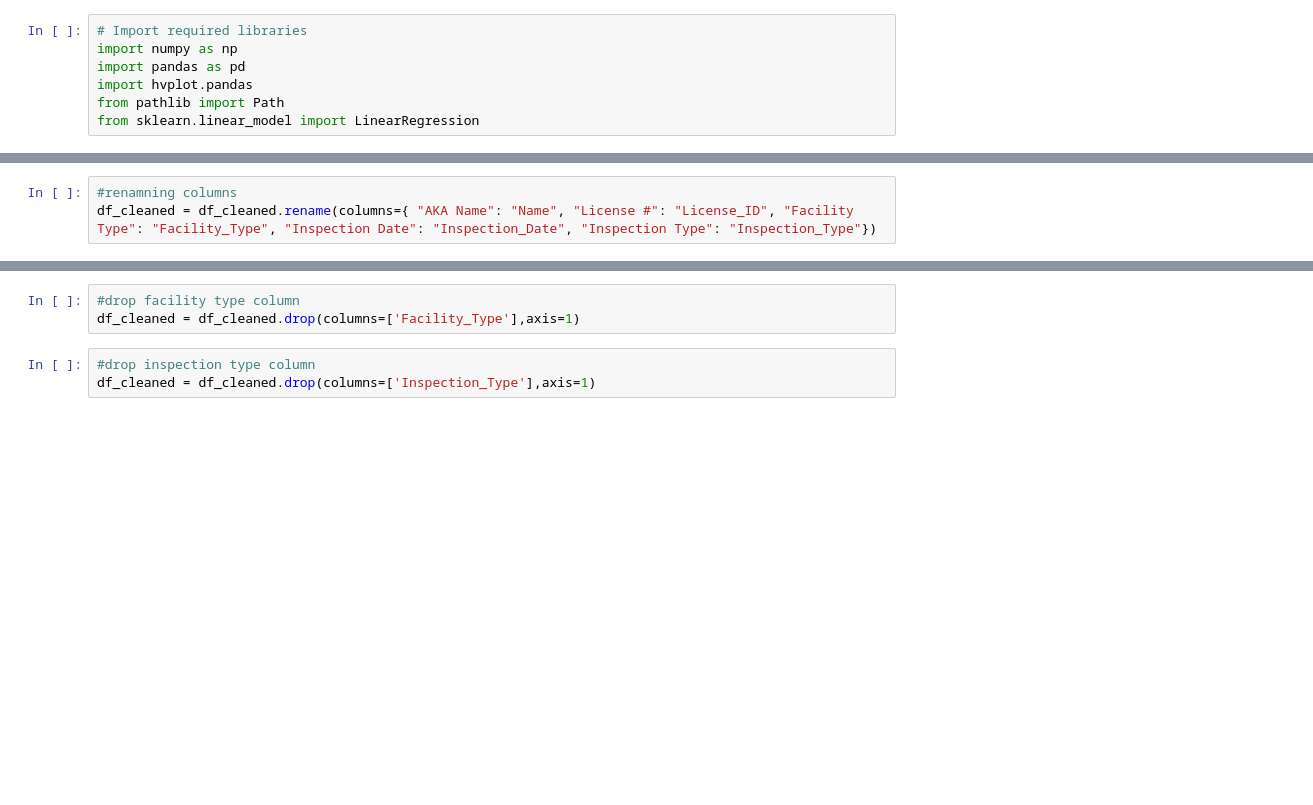
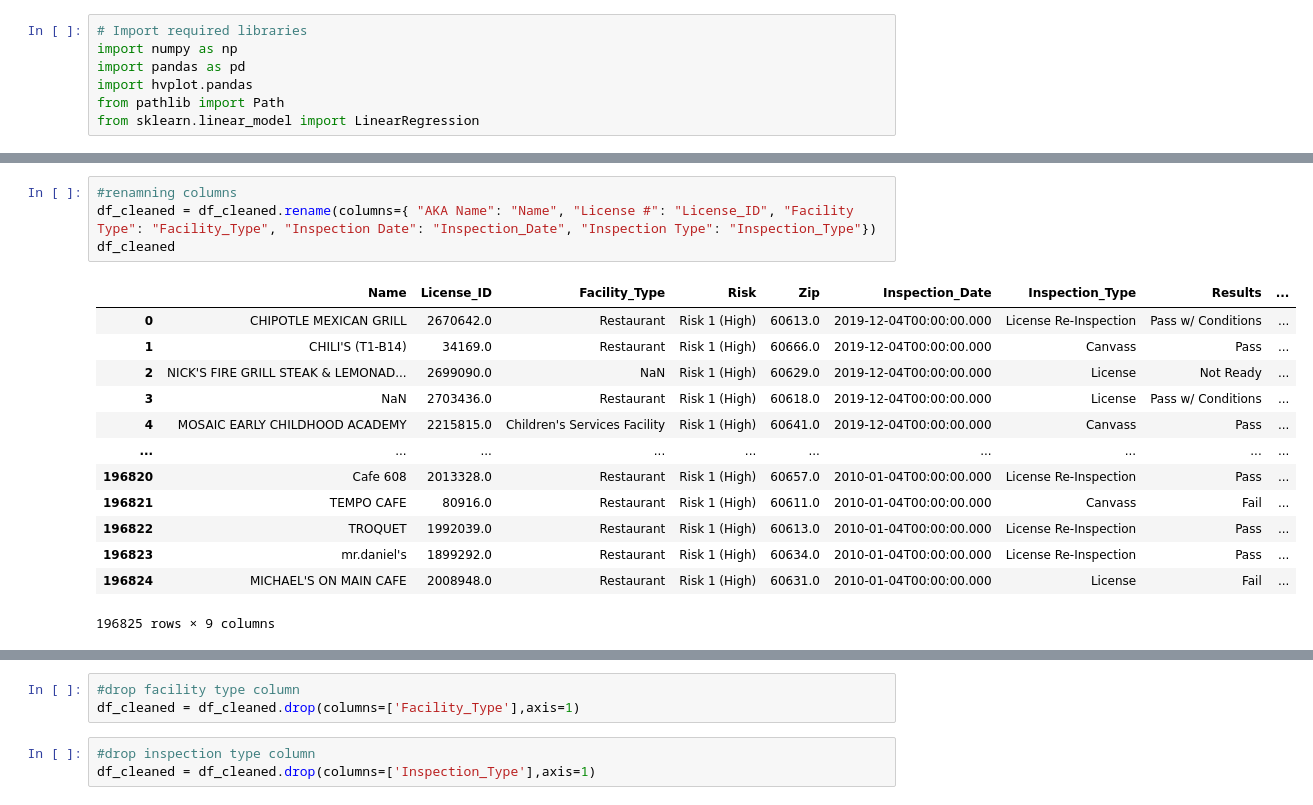
Before and after one commit to dafreibe74/chicago-restaurant-inspections, a Jupyter notebook: Data_Wrangling.ipynb, the cells around one changed output, grey strips where cells are left out. Cells and saved outputs as stored; diff of their text form; blank space fills up the shorter version.

```diff
--- a/Data_Wrangling.ipynb
+++ b/Data_Wrangling.ipynb
@@ -19,6 +35,21 @@ df_cleaned.head()
 # %%
 #renamning columns
 df_cleaned = df_cleaned.rename(columns={ "AKA Name": "Name", "License #": "License_ID", "Facility Type": "Facility_Type", "Inspection Date": "Inspection_Date", "Inspection Type": "Inspection_Type"})
+df_cleaned
+# %% [output]
+|  | Name | License_ID | Facility_Type | Risk | Zip | Inspection_Date | Inspection_Type | Results | ... |
+| 0 | CHIPOTLE MEXICAN GRILL | 2670642.0 | Restaurant | Risk 1 (High) | 60613.0 | 2019-12-04T00:00:00.000 | License Re-Inspection | Pass w/ Conditions | ... |
+| 1 | CHILI'S (T1-B14) | 34169.0 | Restaurant | Risk 1 (High) | 60666.0 | 2019-12-04T00:00:00.000 | Canvass | Pass | ... |
+| 2 | NICK'S FIRE GRILL STEAK & LEMONAD... | 2699090.0 | NaN | Risk 1 (High) | 60629.0 | 2019-12-04T00:00:00.000 | License | Not Ready | ... |
+| 3 | NaN | 2703436.0 | Restaurant | Risk 1 (High) | 60618.0 | 2019-12-04T00:00:00.000 | License | Pass w/ Conditions | ... |
+| 4 | MOSAIC EARLY CHILDHOOD ACADEMY | 2215815.0 | Children's Services Facility | Risk 1 (High) | 60641.0 | 2019-12-04T00:00:00.000 | Canvass | Pass | ... |
+| ... | ... | ... | ... | ... | ... | ... | ... | ... | ... |
+| 196820 | Cafe 608 | 2013328.0 | Restaurant | Risk 1 (High) | 60657.0 | 2010-01-04T00:00:00.000 | License Re-Inspection | Pass | ... |
+| 196821 | TEMPO CAFE | 80916.0 | Restaurant | Risk 1 (High) | 60611.0 | 2010-01-04T00:00:00.000 | Canvass | Fail | ... |
+| 196822 | TROQUET | 1992039.0 | Restaurant | Risk 1 (High) | 60613.0 | 2010-01-04T00:00:00.000 | License Re-Inspection | Pass | ... |
+| 196823 | mr.daniel's | 1899292.0 | Restaurant | Risk 1 (High) | 60634.0 | 2010-01-04T00:00:00.000 | License Re-Inspection | Pass | ... |
+| 196824 | MICHAEL'S ON MAIN CAFE | 2008948.0 | Restaurant | Risk 1 (High) | 60631.0 | 2010-01-04T00:00:00.000 | License | Fail | ... |
+196825 rows × 9 columns
 # %%
 #filter for resturants
 df_cleaned = df_cleaned[df_cleaned['Facility_Type'] == 'Restaurant']
```
Also changed, not shown: parts of 6 cells of this notebook, 5 other files.
